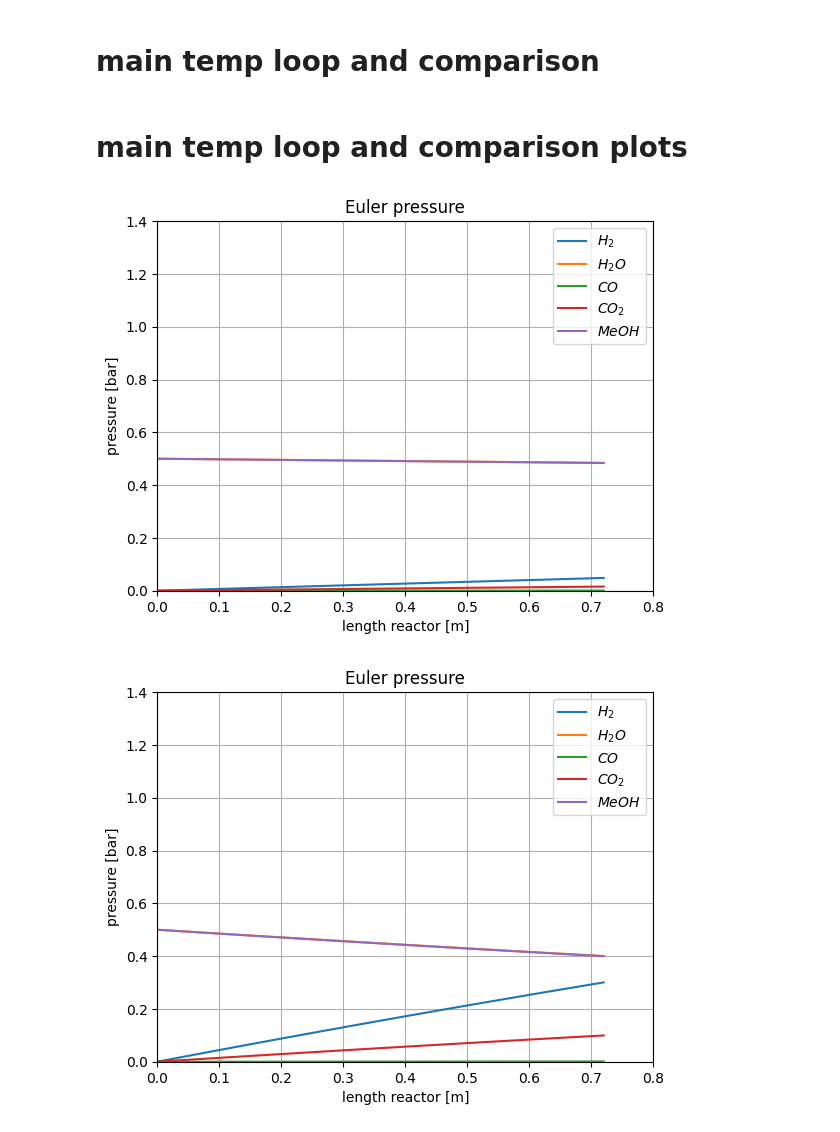
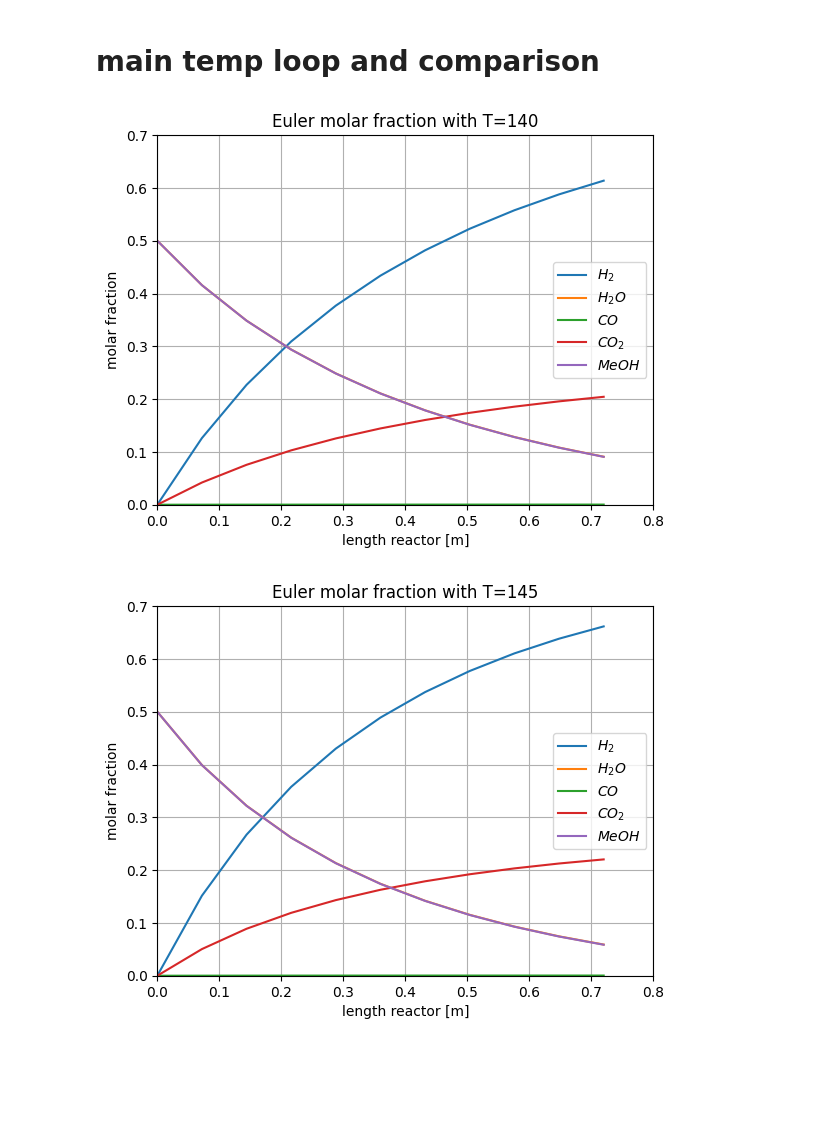
Before and after one commit to DanielGreiner/Masterarbeit, a Jupyter notebook: Model_reactor_1D_steady_state_isothermal.ipynb, the cells around one changed output. Saved outputs shown, nothing was run; the diff lists cells and outputs as text; code cells hidden in the pictures; blank space fills up the shorter version.

Commit message:
fixed calculation error in euler's method, added temperature loop results

```diff
--- a/Model_reactor_1D_steady_state_isothermal.ipynb
+++ b/Model_reactor_1D_steady_state_isothermal.ipynb
@@ -106,7 +106,7 @@ n = 1             # exponent in arrhenius equation
 #BiCat
 #MSR
 k0_MSR_S = 8.5*np.power(10, -7, dtype=float)       # k0 for arrhenius[kmol kg^-1 h^-1 Pa^-b]
-EA_MSR_S = 543299             # activation energy [J mol-1]
+EA_MSR_S = 54329              # activation energy [J mol-1]
 b_MeOH_MSR_S = 0.573          # rate of reaction exponent for methanol
 b_H2O_MSR_S = 0.050           # rate of reaction exponent for water
 
@@ -200,6 +200,9 @@ def EulFun (y, T, VFlow):
         temp[j] = temp[j] / R / T / 1000 * VFlow
     ytemp[i+1, :] = temp + dy*dm_cat
 
+    for j in range(5):
+      if ytemp[i+1, j] <= 0:
+        ytemp[i+1, j] = 0
   for j in range(5):
     ytemp[:, j] = ytemp[:, j] * R * T / VFlow / 100
 
@@ -263,14 +266,13 @@ def RK4FunWGS (y, T, WGSind):
 contains main function to call all other relevant functions and set temperature and reaction index
 '''
 
-T = 273 + 155                                                                 # reactor temperature [K]
+T = 273 + 140                                                                 # reactor temperature [K]
 VFlow = n_Flow_total*R*T/(p_in * np.power(10, 5, dtype = float))              # volumetric flowrate [m^3 h^-1]
 
 # calculates a concentration array using euler's method, with the length Vspan for plotting
 
 pEul = EulFun(IC, T, VFlow)
 pEul [:, 5] = pEul [:, 5] / dens_cat / A_R
-# print(pEul)
 # calculates a concentration array using the runge kutta method of the fourth order, with the length Vspan for plotting
 #pRK = RK4Fun(IC, T)
 # %%
@@ -325,6 +327,8 @@ Text(0, 0.5, 'molar fraction')
 # %% [markdown]
 # main temp loop and comparison
 # %%
+# @title main temp loop
+
 '''
 contains main function to call all other relevant functions and set temperature and reaction index
 '''
@@ -344,26 +348,31 @@ for i in range (T_points):
   VFlow = n_Flow_total*R*T/(p_in * np.power(10, 5, dtype = float))        # volumetric flowrate [m^3 h^-1]
   pEulTemps [i, :, :] = EulFun(IC, T, VFlow)
   pEulTemps [i, :, 5] = pEulTemps [i, :, 5] / dens_cat / A_R
-# calculates a concentration array using euler's method, with the length Vspan for plotting
 
+  for l in range(steps+1):
+    n_ges = np.sum(pEulTemps[i, l, :-1]) * R * T / VFlow / 100
+    for j in range(5):
+      pEulTemps[i, l, j] = pEulTemps[i, l, j] * R * T / VFlow / 100
+      pEulTemps[i, l, j] = pEulTemps[i, l, j]/n_ges
 # print (pEulTemps)
 # print (temperature_arr)
-# %% [markdown]
-# main temp loop and comparison plots
 # %%
+# @title main temp loop plots
+
 for i in range (T_points):
   plt.figure(i)
+  t = temperature_arr[i]-273
   plt.plot(pEulTemps[i, :, 5], pEulTemps[i, :, 0], label='$H_2$')
   plt.plot(pEulTemps[i, :, 5], pEulTemps[i, :, 1], label='$H_2O$')
   plt.plot(pEulTemps[i, :, 5], pEulTemps[i, :, 2], label='$CO$')
   plt.plot(pEulTemps[i, :, 5], pEulTemps[i, :, 3], label='$CO_2$')
   plt.plot(pEulTemps[i, :, 5], pEulTemps[i, :, 4], label='$MeOH$')
-  plt.title("Euler pressure")
-  plt.axis((0, 0.800, 0, 1.40))
+  plt.title('Euler molar fraction with T=%i' %t)
+  plt.axis((0, 0.800, 0, 0.7))
   plt.legend(loc='best')
   plt.grid()
   plt.xlabel("length reactor [m]")
-  plt.ylabel ("pressure [bar]")
+  plt.ylabel ("molar fraction")
 # %% [output]
-[figure, old version]
+[figure, new version]
-[figure, old version]
+[figure, new version]
```
Also changed, not shown: parts of 4 cells of this notebook.
